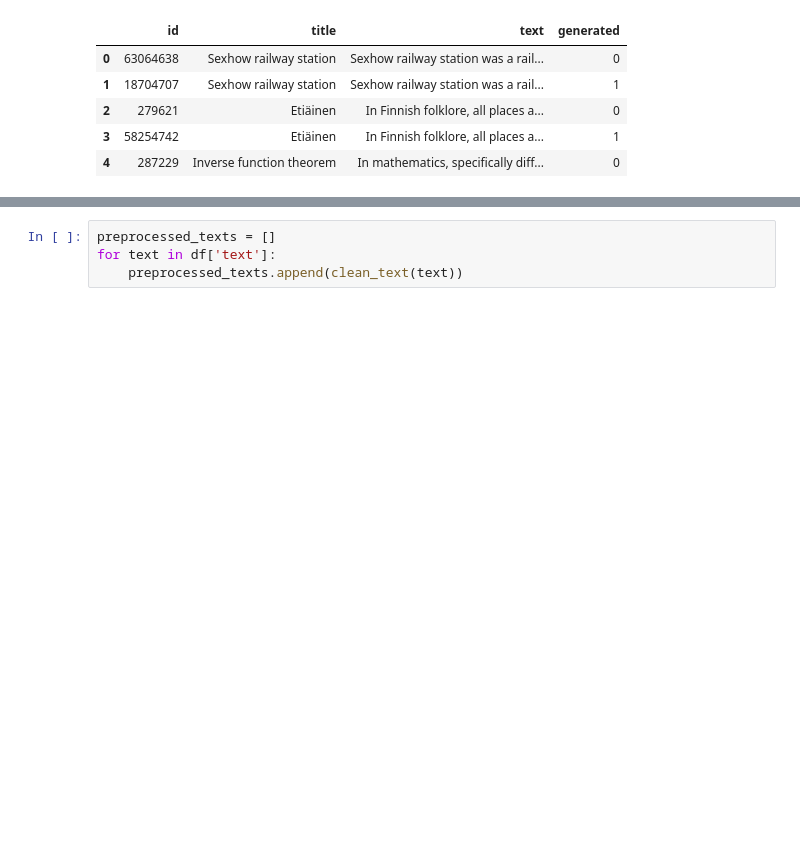
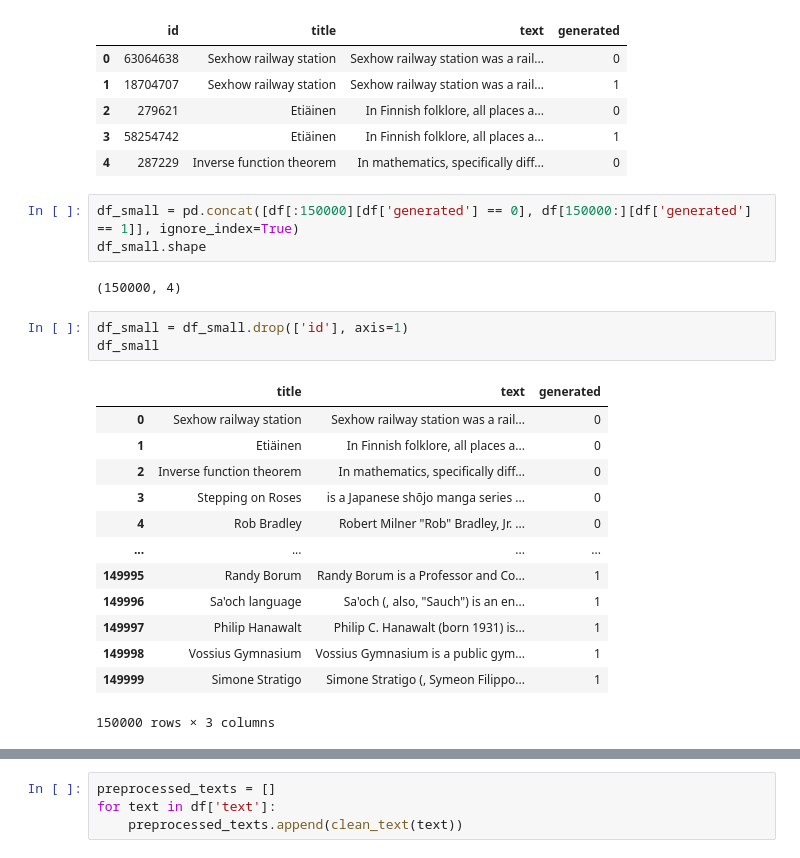
Before and after one commit to mariafain/masters-thesis, a Jupyter notebook: playground.ipynb, the cells around one changed output, grey strips where cells are left out. Saved outputs shown, nothing was run; the diff lists cells and outputs as text; blank space fills up the shorter version.

```diff
--- a/playground.ipynb
+++ b/playground.ipynb
@@ -31,3 +31,25 @@ df.head()
 | 2 | 279621 | Etiäinen | In Finnish folklore, all places a... | 0 |
 | 3 | 58254742 | Etiäinen | In Finnish folklore, all places a... | 1 |
 | 4 | 287229 | Inverse function theorem | In mathematics, specifically diff... | 0 |
+# %%
+df_small = pd.concat([df[:150000][df['generated'] == 0], df[150000:][df['generated'] == 1]], ignore_index=True)
+df_small.shape
+# %% [output]
+(150000, 4)
+# %%
+df_small = df_small.drop(['id'], axis=1)
+df_small
+# %% [output]
+|  | title | text | generated |
+| 0 | Sexhow railway station | Sexhow railway station was a rail... | 0 |
+| 1 | Etiäinen | In Finnish folklore, all places a... | 0 |
+| 2 | Inverse function theorem | In mathematics, specifically diff... | 0 |
+| 3 | Stepping on Roses | is a Japanese shōjo manga series ... | 0 |
+| 4 | Rob Bradley | Robert Milner "Rob" Bradley, Jr. ... | 0 |
+| ... | ... | ... | ... |
+| 149995 | Randy Borum | Randy Borum is a Professor and Co... | 1 |
+| 149996 | Sa'och language | Sa'och (, also, "Sauch") is an en... | 1 |
+| 149997 | Philip Hanawalt | Philip C. Hanawalt (born 1931) is... | 1 |
+| 149998 | Vossius Gymnasium | Vossius Gymnasium is a public gym... | 1 |
+| 149999 | Simone Stratigo | Simone Stratigo (, Symeon Filippo... | 1 |
+150000 rows × 3 columns
```
Also changed, not shown: parts of 23 cells of this notebook, 5 other files.
